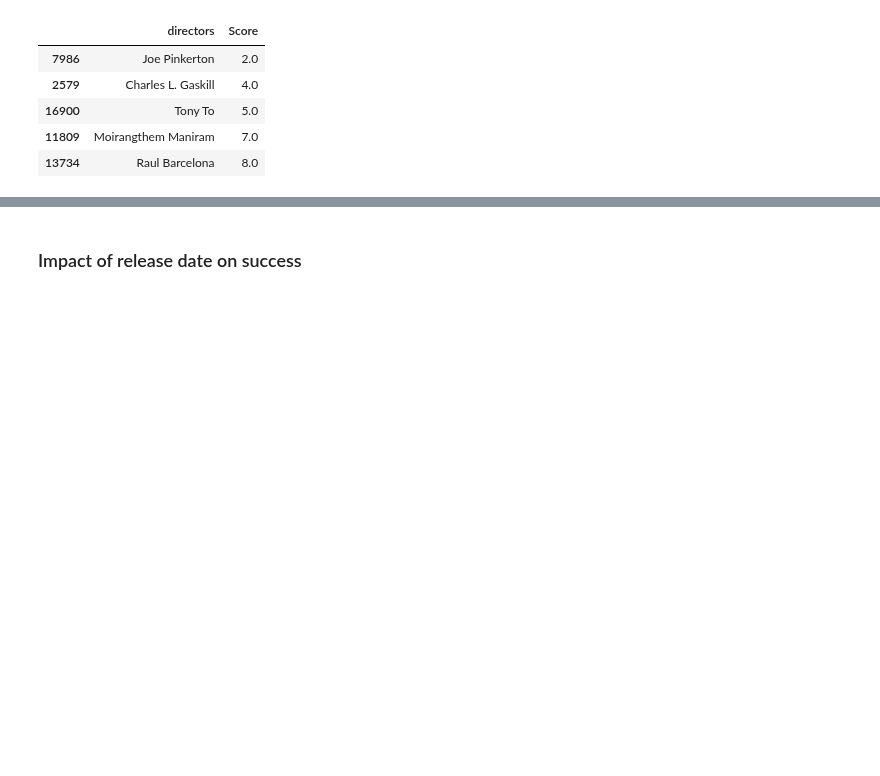
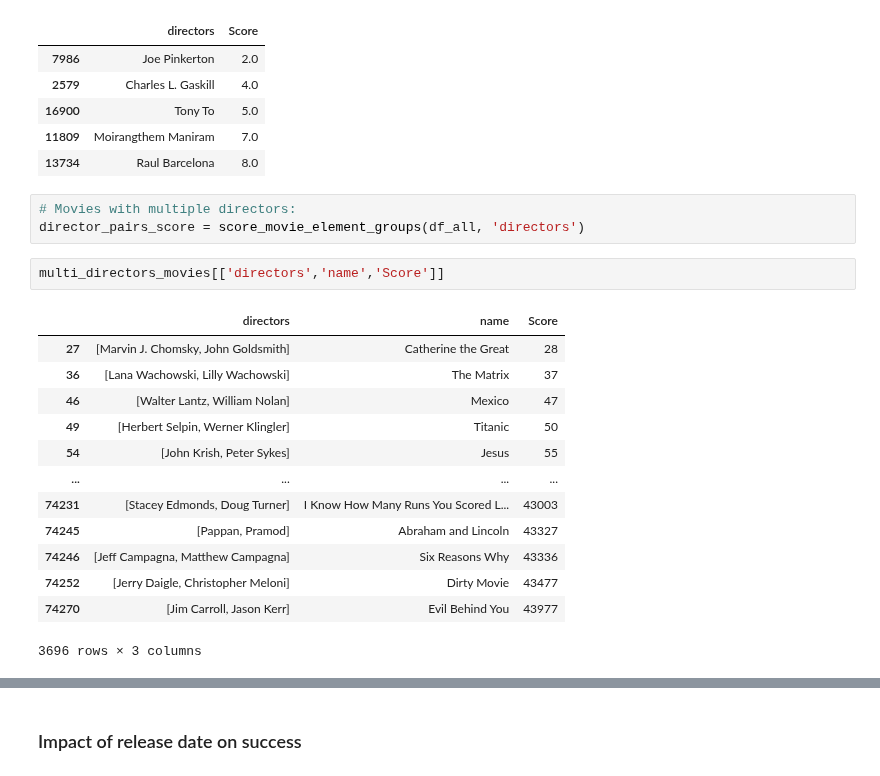
Before and after one commit to epfl-ada/ada-2022-project-theadaholics, a Jupyter notebook: main.ipynb, the cells around one changed output, grey strips where cells are left out. Saved outputs shown, nothing was run; the diff lists cells and outputs as text; blank space fills up the shorter version.

```diff
--- a/main.ipynb
+++ b/main.ipynb
@@ -1154,3 +1192,22 @@ directors_score.sort_values(by='Score').head()
 | 16900 | Tony To | 5.0 |
 | 11809 | Moirangthem Maniram | 7.0 |
 | 13734 | Raul Barcelona | 8.0 |
+# %%
+# Movies with multiple directors:
+director_pairs_score = score_movie_element_groups(df_all, 'directors')
+# %%
+multi_directors_movies[['directors','name','Score']]
+# %% [output]
+|  | directors | name | Score |
+| 27 | [Marvin J. Chomsky, John Goldsmith] | Catherine the Great | 28 |
+| 36 | [Lana Wachowski, Lilly Wachowski] | The Matrix | 37 |
+| 46 | [Walter Lantz, William Nolan] | Mexico | 47 |
+| 49 | [Herbert Selpin, Werner Klingler] | Titanic | 50 |
+| 54 | [John Krish, Peter Sykes] | Jesus | 55 |
+| ... | ... | ... | ... |
+| 74231 | [Stacey Edmonds, Doug Turner] | I Know How Many Runs You Scored L... | 43003 |
+| 74245 | [Pappan, Pramod] | Abraham and Lincoln | 43327 |
+| 74246 | [Jeff Campagna, Matthew Campagna] | Six Reasons Why | 43336 |
+| 74252 | [Jerry Daigle, Christopher Meloni] | Dirty Movie | 43477 |
+| 74270 | [Jim Carroll, Jason Kerr] | Evil Behind You | 43977 |
+3696 rows × 3 columns
```
Also changed, not shown: parts of 79 cells of this notebook.
